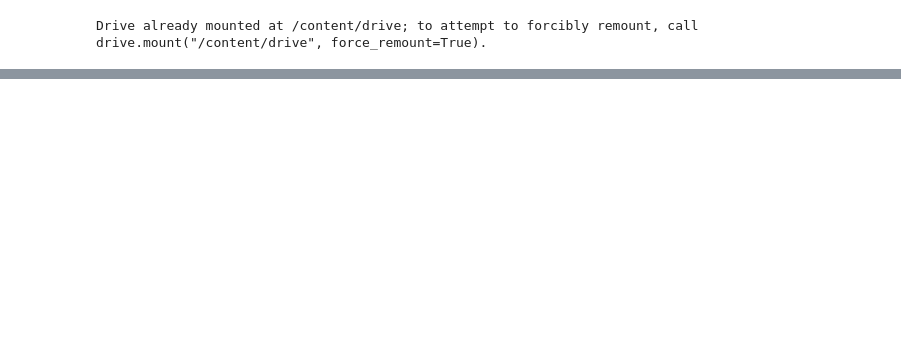
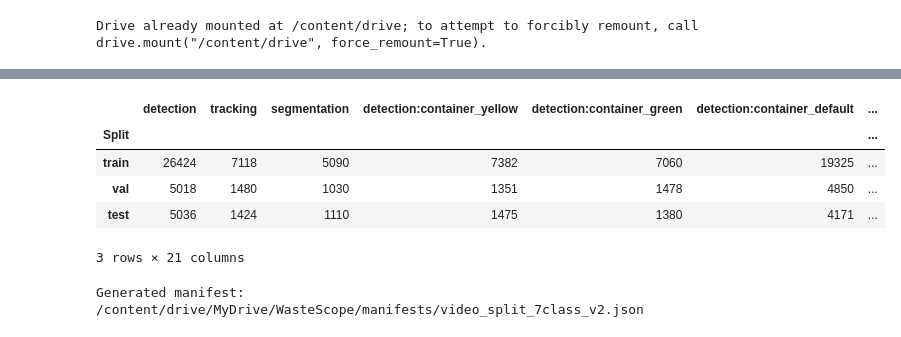
Before and after one commit to mdmohsin212/WasteScope, a Jupyter notebook: notebooks/02_video_distribution_and_split.ipynb, the cells around one changed output, grey strips where cells are left out. Drawn from its saved outputs; the diff is of its cells as text; code cells hidden in the pictures; blank space fills up the shorter version.

```diff
--- a/notebooks/02_video_distribution_and_split.ipynb
+++ b/notebooks/02_video_distribution_and_split.ipynb
@@ -112,0 +175,27 @@ for task, mapping, excluded, fields_per_row in (
+# %%
+manifest = {
+    'seed': SEED, 'trials': N_TRIALS,
+    'group_by': 'video_id', 'target_ratios': dict(zip(SPLIT_NAMES, RATIOS.tolist())),
+    'classes': CLASSES, 'method': 'seeded_video_search',
+    'score': best[0], 'splits': splits,
+    'source_archives': {task: path.name for task, path in TASKS.items()}
+}
+
+saved_manifest = OUTPUT / MANIFEST.name
+MANIFEST.parent.mkdir(parents=True, exist_ok=True)
+OUTPUT.mkdir(parents=True, exist_ok=True)
+MANIFEST.write_text(json.dumps(manifest, indent=2), encoding='utf-8')
+
+saved_manifest.write_text(json.dumps(manifest, indent=2), encoding='utf-8')
+distribution['Split'] = [video_split[video] for video in distribution.index]
+
+display(distribution.groupby('Split').sum().reindex(SPLIT_NAMES))
+print('Generated manifest:', MANIFEST)
+# %% [output]
+|  | detection | tracking | segmentation | detection:container_yellow | detection:container_green | detection:container_default | ... |
+| Split |  |  |  |  |  |  | ... |
+| train | 26424 | 7118 | 5090 | 7382 | 7060 | 19325 | ... |
+| val | 5018 | 1480 | 1030 | 1351 | 1478 | 4850 | ... |
+| test | 5036 | 1424 | 1110 | 1475 | 1380 | 4171 | ... |
+3 rows × 21 columns
+Generated manifest: /content/drive/MyDrive/WasteScope/manifests/video_split_7class_v2.json
```
Also changed, not shown: parts of 2 cells of this notebook.
